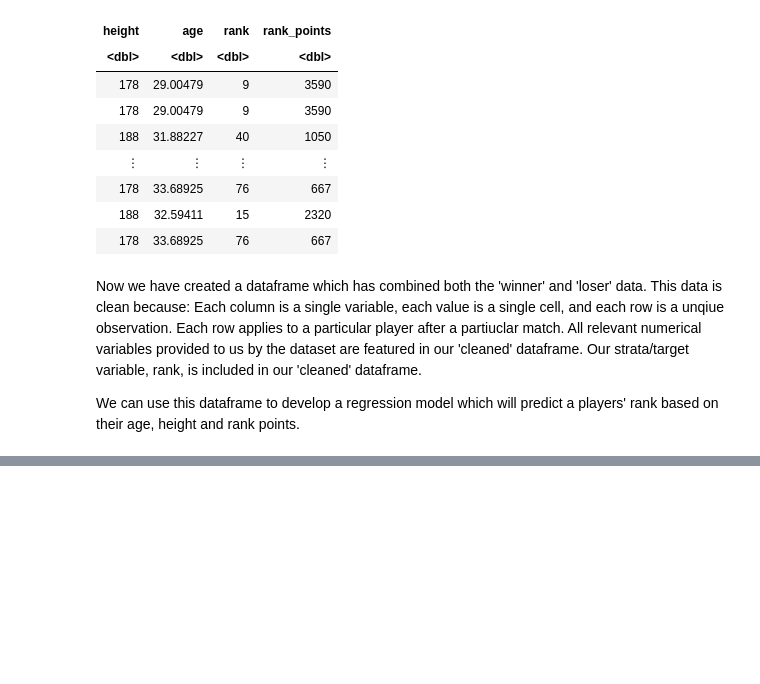
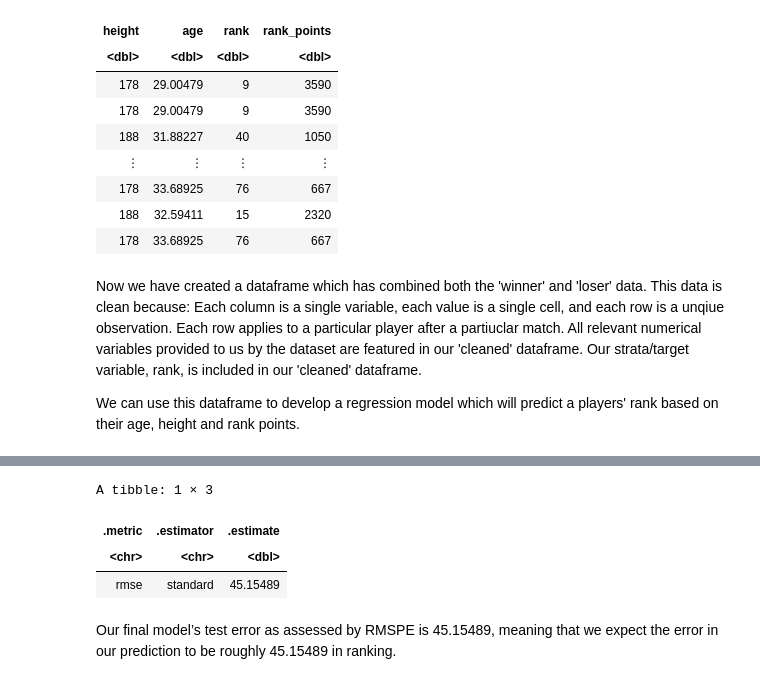
Before and after one commit to joelbonnie/ATPRankRegression, a Jupyter notebook: FinalProject.ipynb, the cells around one changed output, grey strips where cells are left out. Drawn from its saved outputs; the diff is of its cells as text; code cells hidden in the pictures; blank space fills up the shorter version.

```diff
--- a/FinalProject.ipynb
+++ b/FinalProject.ipynb
@@ -145,0 +224,26 @@ We can use this dataframe to develop a regression model which will predict a pla
+# %%
+k_min <- ATP_min %>%
+          pull(neighbors)
+
+ATP_best_spec <- nearest_neighbor(weight_func = "rectangular", neighbors = k_min) %>%
+          set_engine("kknn") %>%
+          set_mode("regression")
+
+ATP_best_fit <- workflow() %>%
+          add_recipe(ATP_recipe) %>%
+          add_model(ATP_best_spec) %>%
+          fit(data = ATP_training)
+
+ATP_summary <- ATP_best_fit %>%
+           predict(ATP_testing) %>%
+           bind_cols(ATP_testing) %>%
+           metrics(truth = rank, estimate =.pred)%>%
+           filter(.metric == 'rmse')
+ATP_summary
+# %% [output]
+A tibble: 1 × 3
+| .metric | .estimator | .estimate |
+| <chr> | <chr> | <dbl> |
+| rmse | standard | 45.15489 |
+# %% [markdown]
+Our final model’s test error as assessed by RMSPE is 45.15489, meaning that we expect the error in our prediction to be roughly 45.15489 in ranking.
```
Also changed, not shown: parts of 12 cells of this notebook.
